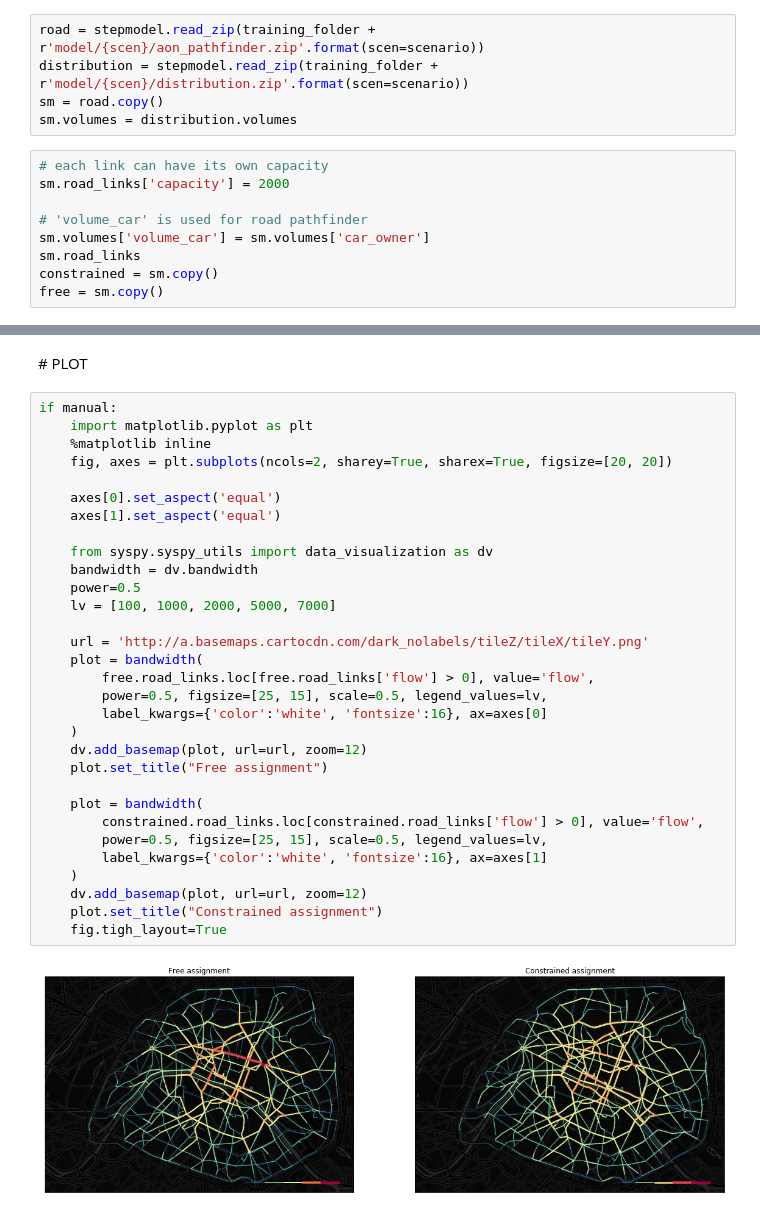
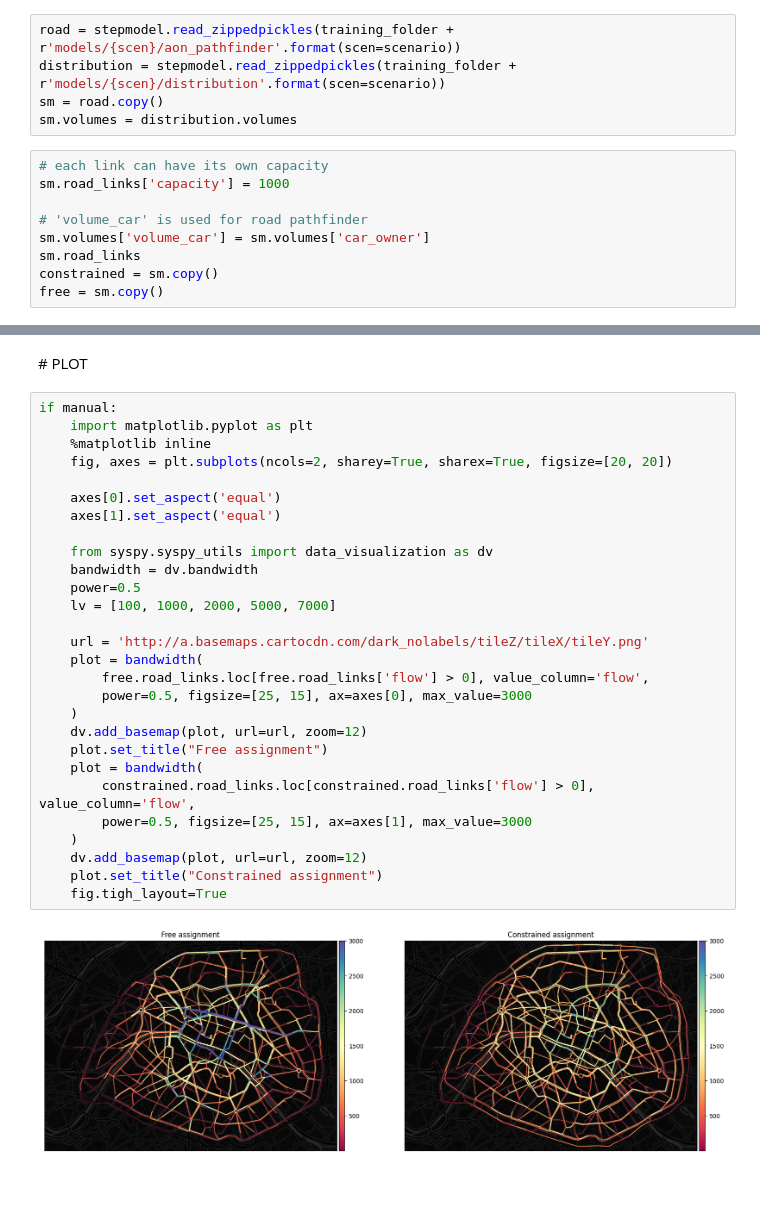
Before and after one commit to systragroup/quetzal_paris, a Jupyter notebook: notebooks/transport/B31_road_pathfinder.ipynb, the cells around one changed output, grey strips where cells are left out. Drawn from its saved outputs; the diff is of its cells as text; blank space fills up the shorter version.

Commit message:
preparation december 2023 training

```diff
--- a/notebooks/transport/B31_road_pathfinder.ipynb
+++ b/notebooks/transport/B31_road_pathfinder.ipynb
@@ -14,13 +14,13 @@ SQLalchemy is not installed. No support for SQL output.
 training_folder = '../../'
 plot_path = training_folder + 'outputs/plot/'
 # %%
-road = stepmodel.read_zip(training_folder + r'model/{scen}/aon_pathfinder.zip'.format(scen=scenario))
-distribution = stepmodel.read_zip(training_folder + r'model/{scen}/distribution.zip'.format(scen=scenario))
+road = stepmodel.read_zippedpickles(training_folder + r'models/{scen}/aon_pathfinder'.format(scen=scenario))
+distribution = stepmodel.read_zippedpickles(training_folder + r'models/{scen}/distribution'.format(scen=scenario))
 sm = road.copy()
 sm.volumes = distribution.volumes
 # %%
 # each link can have its own capacity
-sm.road_links['capacity'] = 2000
+sm.road_links['capacity'] = 1000
 
 # 'volume_car' is used for road pathfinder
 sm.volumes['volume_car'] = sm.volumes['car_owner']
@@ -68,35 +80,32 @@ constrained.to_zip(training_folder + 'model/{scen}/constrained_road_pathfinder.z
 # %%
 if manual:
     import matplotlib.pyplot as plt
     %matplotlib inline
     fig, axes = plt.subplots(ncols=2, sharey=True, sharex=True, figsize=[20, 20])
 
     axes[0].set_aspect('equal')
     axes[1].set_aspect('equal')
 
     from syspy.syspy_utils import data_visualization as dv
     bandwidth = dv.bandwidth
     power=0.5
     lv = [100, 1000, 2000, 5000, 7000]
 
     url = 'http://a.basemaps.cartocdn.com/dark_nolabels/tileZ/tileX/tileY.png'
     plot = bandwidth(
-        free.road_links.loc[free.road_links['flow'] > 0], value='flow',
-        power=0.5, figsize=[25, 15], scale=0.5, legend_values=lv,
-        label_kwargs={'color':'white', 'fontsize':16}, ax=axes[0]
+        free.road_links.loc[free.road_links['flow'] > 0], value_column='flow',
+        power=0.5, figsize=[25, 15], ax=axes[0], max_value=3000
     )
     dv.add_basemap(plot, url=url, zoom=12)
     plot.set_title("Free assignment")
-
     plot = bandwidth(
-        constrained.road_links.loc[constrained.road_links['flow'] > 0], value='flow',
-        power=0.5, figsize=[25, 15], scale=0.5, legend_values=lv,
-        label_kwargs={'color':'white', 'fontsize':16}, ax=axes[1]
+        constrained.road_links.loc[constrained.road_links['flow'] > 0], value_column='flow',
+        power=0.5, figsize=[25, 15], ax=axes[1], max_value=3000
     )
     dv.add_basemap(plot, url=url, zoom=12)
     plot.set_title("Constrained assignment")
     fig.tigh_layout=True
 # %% [output]
-[figure, old version]
+[figure, new version]
 # %%
 if manual:
```
Also changed, not shown: parts of 8 cells of this notebook, 39 other files.
